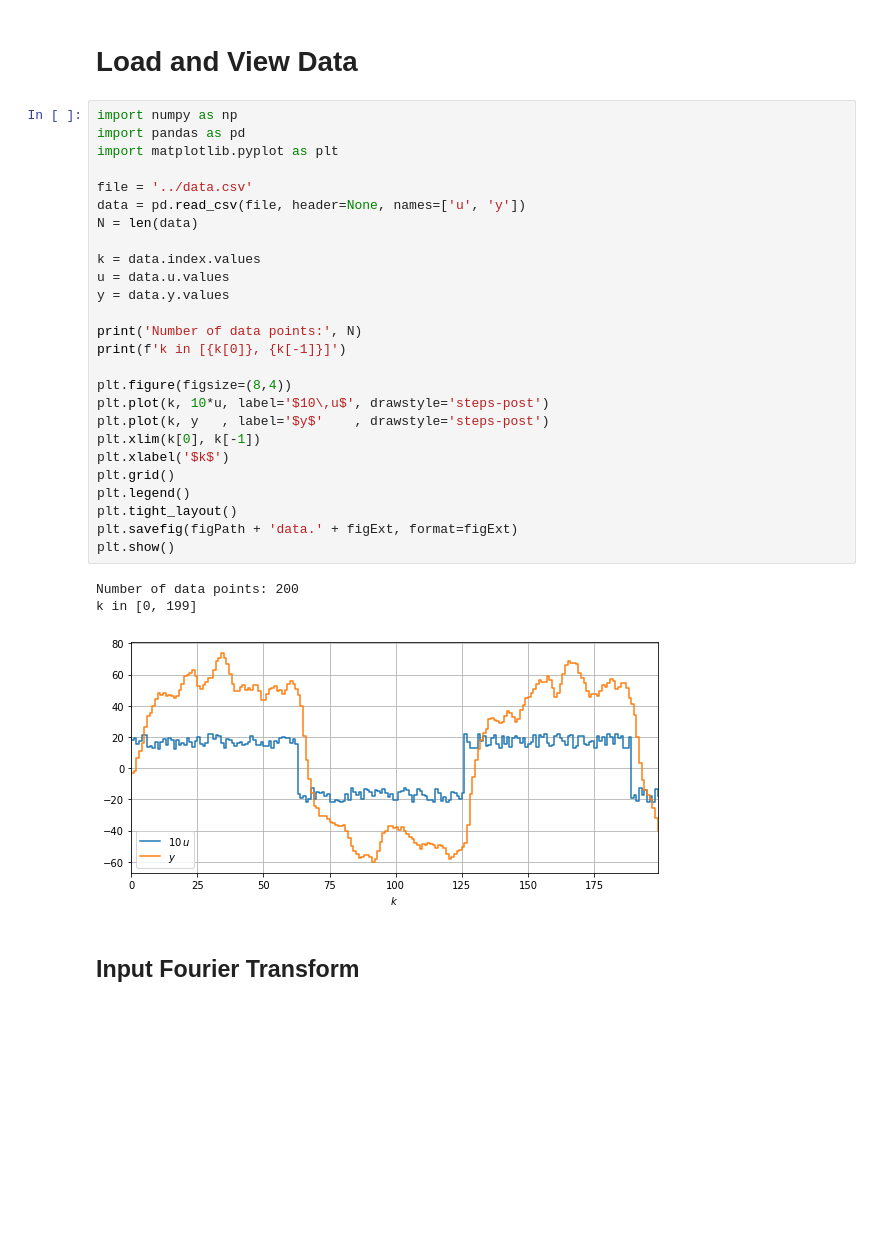
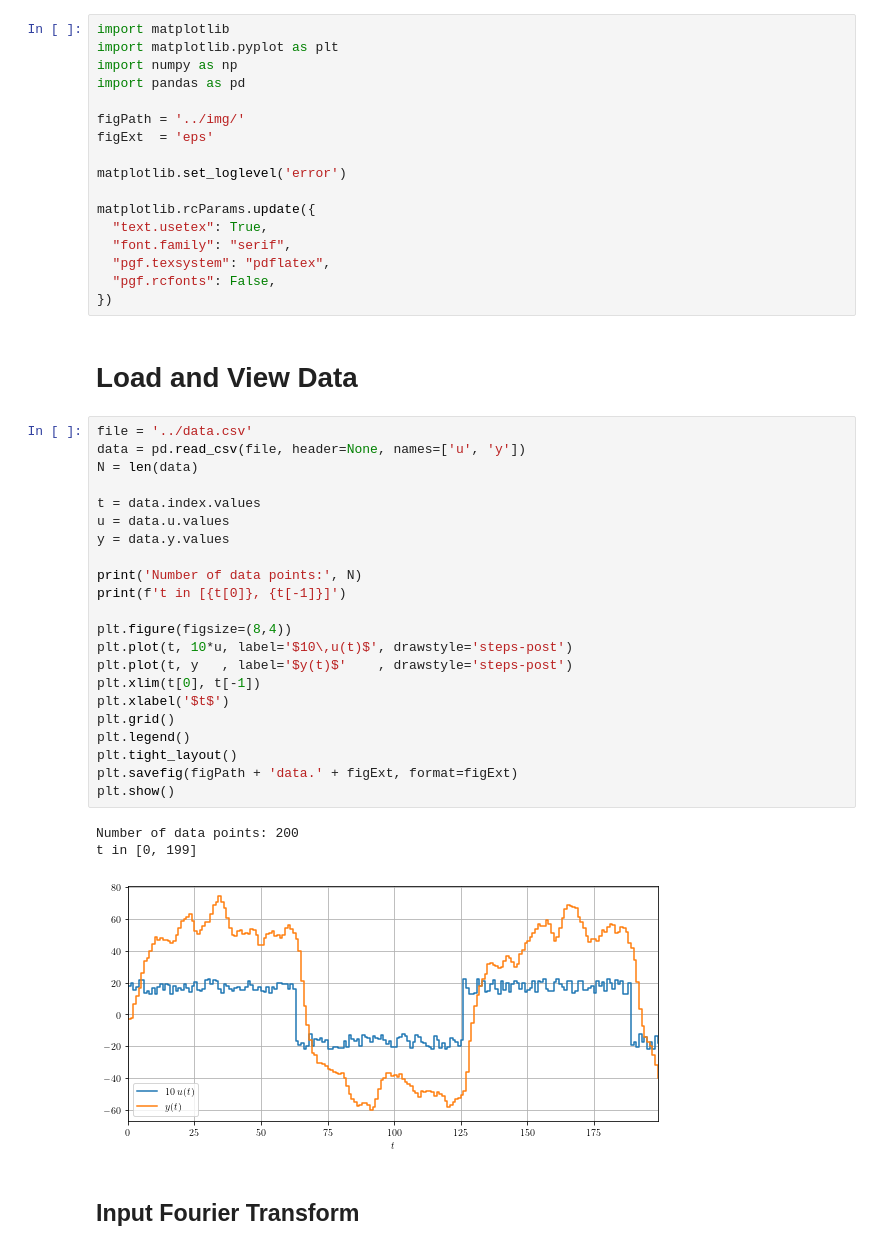
Before and after one commit to GuiBeal/system-identification, a Jupyter notebook: Python/main.ipynb, the cells around one changed output. Drawn from its saved outputs; the diff is of its cells as text; blank space fills up the shorter version.

```diff
--- a/Python/main.ipynb
+++ b/Python/main.ipynb
@@ -8,35 +1,48 @@ set_loglevel('error')
+# %%
+import matplotlib
+import matplotlib.pyplot as plt
+import numpy as np
+import pandas as pd
+
+figPath = '../img/'
+figExt  = 'eps'
+
+matplotlib.set_loglevel('error')
+
+matplotlib.rcParams.update({
+  "text.usetex": True,
+  "font.family": "serif",
+  "pgf.texsystem": "pdflatex",
+  "pgf.rcfonts": False,
+})
 # %% [markdown]
 # Load and View Data
 # %%
-import numpy as np
-import pandas as pd
-import matplotlib.pyplot as plt
-
 file = '../data.csv'
 data = pd.read_csv(file, header=None, names=['u', 'y'])
 N = len(data)
 
-k = data.index.values
+t = data.index.values
 u = data.u.values
 y = data.y.values
 
 print('Number of data points:', N)
-print(f'k in [{k[0]}, {k[-1]}]')
+print(f't in [{t[0]}, {t[-1]}]')
 
 plt.figure(figsize=(8,4))
-plt.plot(k, 10*u, label='$10\,u$', drawstyle='steps-post')
-plt.plot(k, y   , label='$y$'    , drawstyle='steps-post')
-plt.xlim(k[0], k[-1])
-plt.xlabel('$k$')
+plt.plot(t, 10*u, label='$10\,u(t)$', drawstyle='steps-post')
+plt.plot(t, y   , label='$y(t)$'    , drawstyle='steps-post')
+plt.xlim(t[0], t[-1])
+plt.xlabel('$t$')
 plt.grid()
 plt.legend()
 plt.tight_layout()
 plt.savefig(figPath + 'data.' + figExt, format=figExt)
 plt.show()
 # %% [output]
 Number of data points: 200
-k in [0, 199]
+t in [0, 199]
-[figure, old version]
+[figure, new version]
 # %% [markdown]
 ## Input Fourier Transform
 # %%
```
Also changed, not shown: parts of 20 cells of this notebook, 9 other files.
